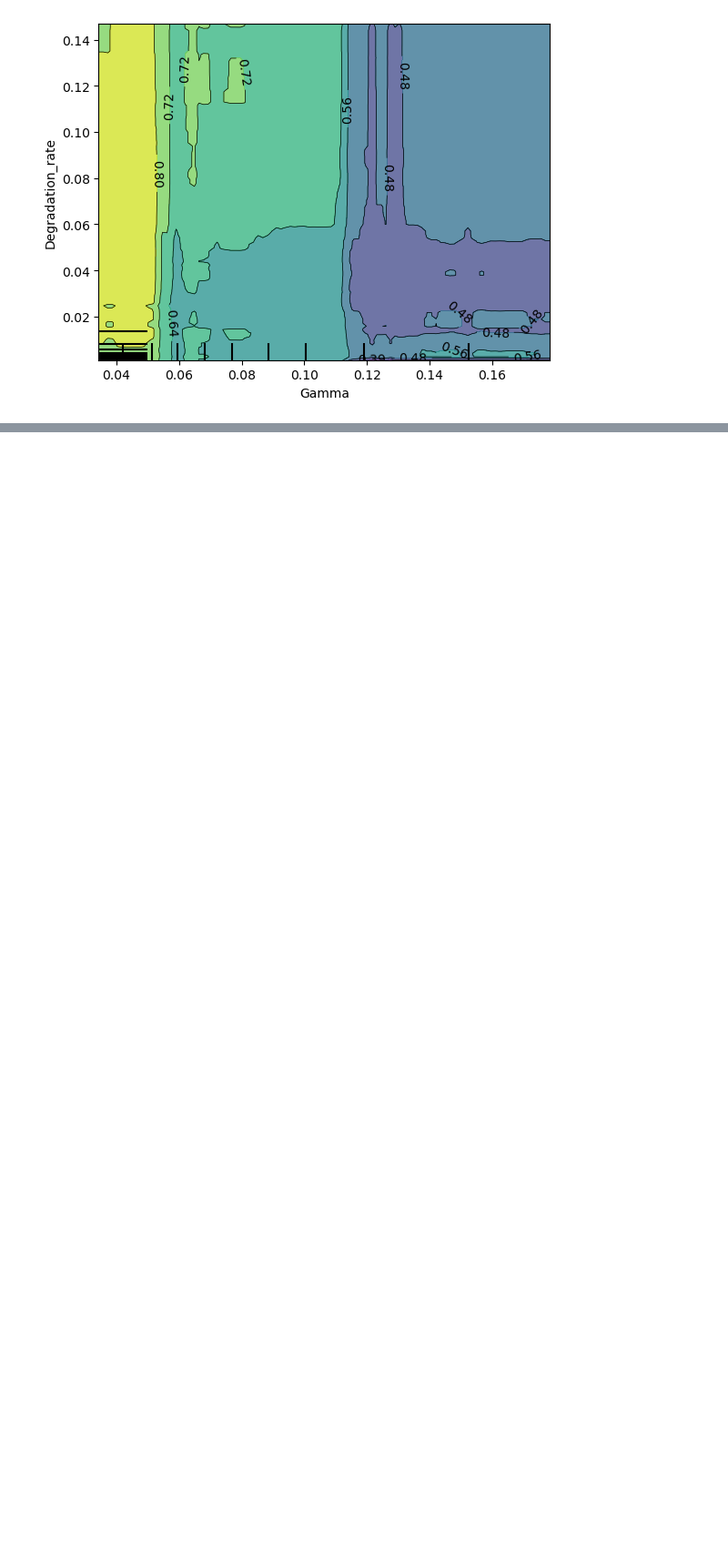
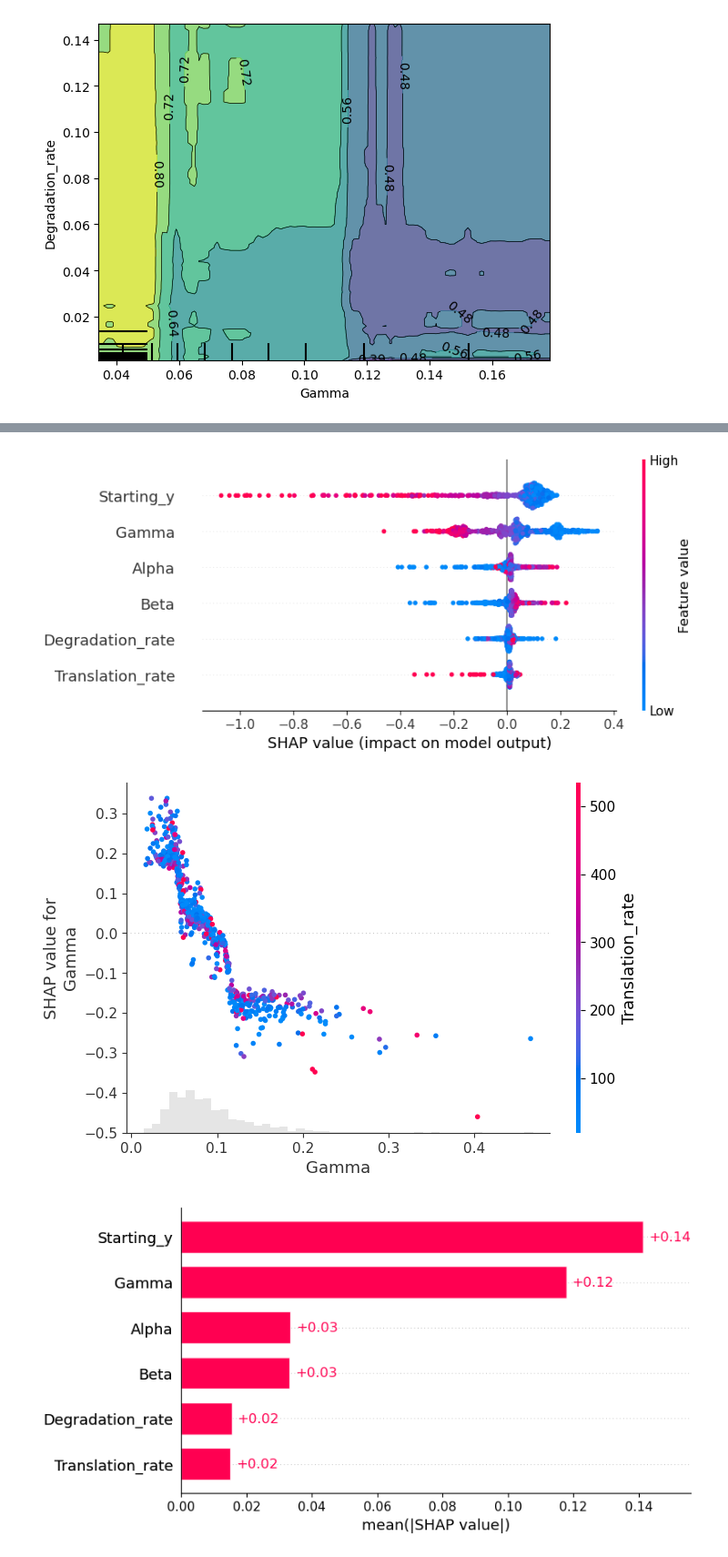
Before and after one commit to reliscu/chronocell_simulations, a Jupyter notebook: simulate_data.ipynb, the cells around one changed output, grey strips where cells are left out. Shown at 91% size. Cells and saved outputs as stored; diff of their text form; code cells hidden in the pictures; blank space fills up the shorter version.

Commit message:
analyses to figure out reltationship between parameters and correlations

```diff
--- a/simulate_data.ipynb
+++ b/simulate_data.ipynb
@@ -275,9 +286,35 @@ Collecting package metadata (repodata.json): -
 # %%
+import pandas as pd
 import shap
+import numpy as np
+import matplotlib.pyplot as plt
+from sklearn.ensemble import RandomForestRegressor
+from sklearn.model_selection import train_test_split
 
-explainer = shap.Explainer(model, X)
-shap_values = explainer(X)
+# 1. Prepare features and target
+X = data[['Alpha', 'Beta', 'Gamma', 'Translation_rate', 'Degradation_rate', 'Starting_y']]
+y = data['Cor']
 
-# Dependence plot with interaction
-shap.plots.scatter(shap_values[:, 'Gamma'], color=shap_values[:, 'Translation_rate'])
-shap.plots.dependence(shap_values, 'Gamma', interaction_index='Translation_rate')
+# 2. Train/test split (optional but recommended for evaluation)
+X_train, X_test, y_train, y_test = train_test_split(X, y, test_size=0.2, random_state=0)
+
+# 3. Fit Random Forest
+model = RandomForestRegressor(n_estimators=100, max_depth=5, random_state=0)
+model.fit(X_train, y_train)
+
+# 4. Create SHAP explainer with new API
+explainer = shap.Explainer(model, X_train)
+shap_values = explainer(X_train)  # Explanation object
+
+# 5. Plot summary (beeswarm)
+shap.plots.beeswarm(shap_values, max_display=10)
+
+# 6. Plot dependence (e.g. Gamma vs Cor, colored by Translation_rate)
+shap.plots.scatter(shap_values[:, "Gamma"], color=shap_values[:, "Translation_rate"])
+
+# 7. If you want bar plot of mean |SHAP| values:
+shap.plots.bar(shap_values, max_display=10)
+# %% [output]
+[figure, added]
+[figure, added]
+[figure, added]
```
Also changed, not shown: parts of 6 cells of this notebook, 1 other file.
